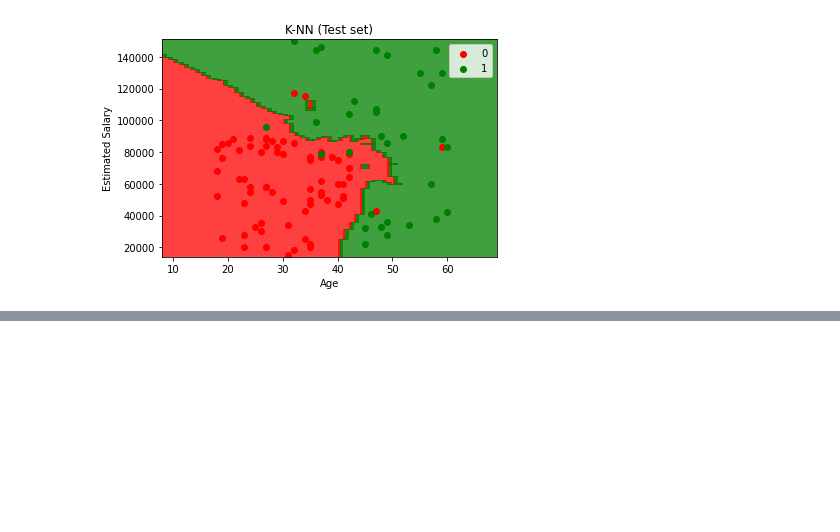
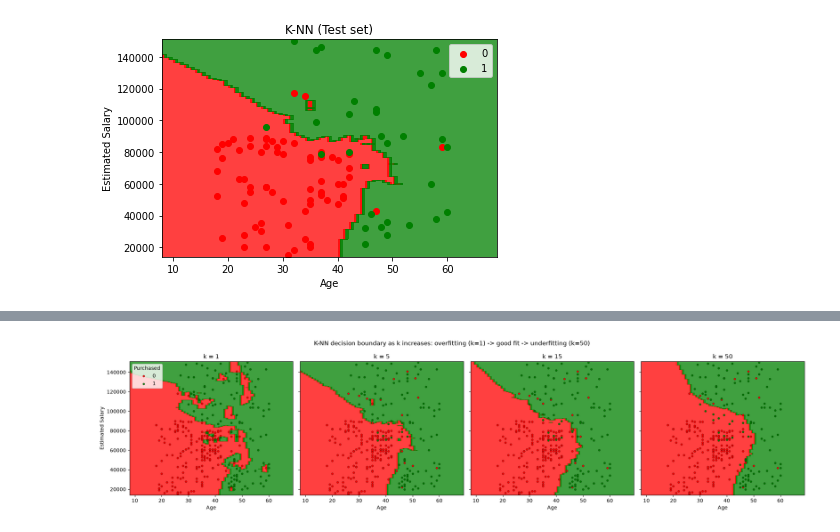
Before and after one commit to jeswingeorge/Machine-Learning-A-Z-Udemy, a Jupyter notebook: 3.Classification/2. KNN/k_nearest_neighbors.ipynb, the cells around one changed output, grey strips where cells are left out. Drawn from its saved outputs; the diff is of its cells as text; code cells hidden in the pictures; blank space fills up the shorter version.

```diff
--- a/3.Classification/2. KNN/k_nearest_neighbors.ipynb
+++ b/3.Classification/2. KNN/k_nearest_neighbors.ipynb
@@ -253,0 +269,38 @@ plt.show()
+# %%
+from matplotlib.colors import ListedColormap
+
+# Build the grid once in original (unscaled) Age / EstimatedSalary units
+X_set, y_set = sc.inverse_transform(X_train), y_train
+X1, X2 = np.meshgrid(np.arange(start = X_set[:, 0].min() - 10, stop = X_set[:, 0].max() + 10, step = 1),
+                     np.arange(start = X_set[:, 1].min() - 1000, stop = X_set[:, 1].max() + 1000, step = 1))
+grid_points_scaled = sc.transform(np.array([X1.ravel(), X2.ravel()]).T)
+
+k_values = [1, 5, 15, 50]
+
+fig, axes = plt.subplots(1, len(k_values), figsize=(20, 5), sharex=True, sharey=True)
+
+for ax, k in zip(axes, k_values):
+    # Fit a fresh KNN classifier for each k on the same scaled training data
+    knn_k = KNeighborsClassifier(n_neighbors=k, metric='minkowski', p=2)
+    knn_k.fit(X_train, y_train)
+
+    # Predict the class for every point on the grid -> decision regions for this k
+    Z = knn_k.predict(grid_points_scaled).reshape(X1.shape)
+    ax.contourf(X1, X2, Z, alpha=0.75, cmap=ListedColormap(('red', 'green')))
+
+    # Overlay the real training points so we can see how closely the
+    # boundary is hugging (or ignoring) them
+    for i, j in enumerate(np.unique(y_set)):
+        ax.scatter(X_set[y_set == j, 0], X_set[y_set == j, 1],
+                   c=ListedColormap(('red', 'green'))(i), s=15, edgecolor='k', linewidth=0.3, label=j)
+
+    ax.set_title(f'k = {k}')
+    ax.set_xlabel('Age')
+
+axes[0].set_ylabel('Estimated Salary')
+axes[0].legend(title='Purchased')
+fig.suptitle('K-NN decision boundary as k increases: overfitting (k=1) -> good fit -> underfitting (k=50)')
+plt.tight_layout()
+plt.show()
+# %% [output]
+[figure, added]
```
Also changed, not shown: parts of 5 cells of this notebook, 2 other files.
